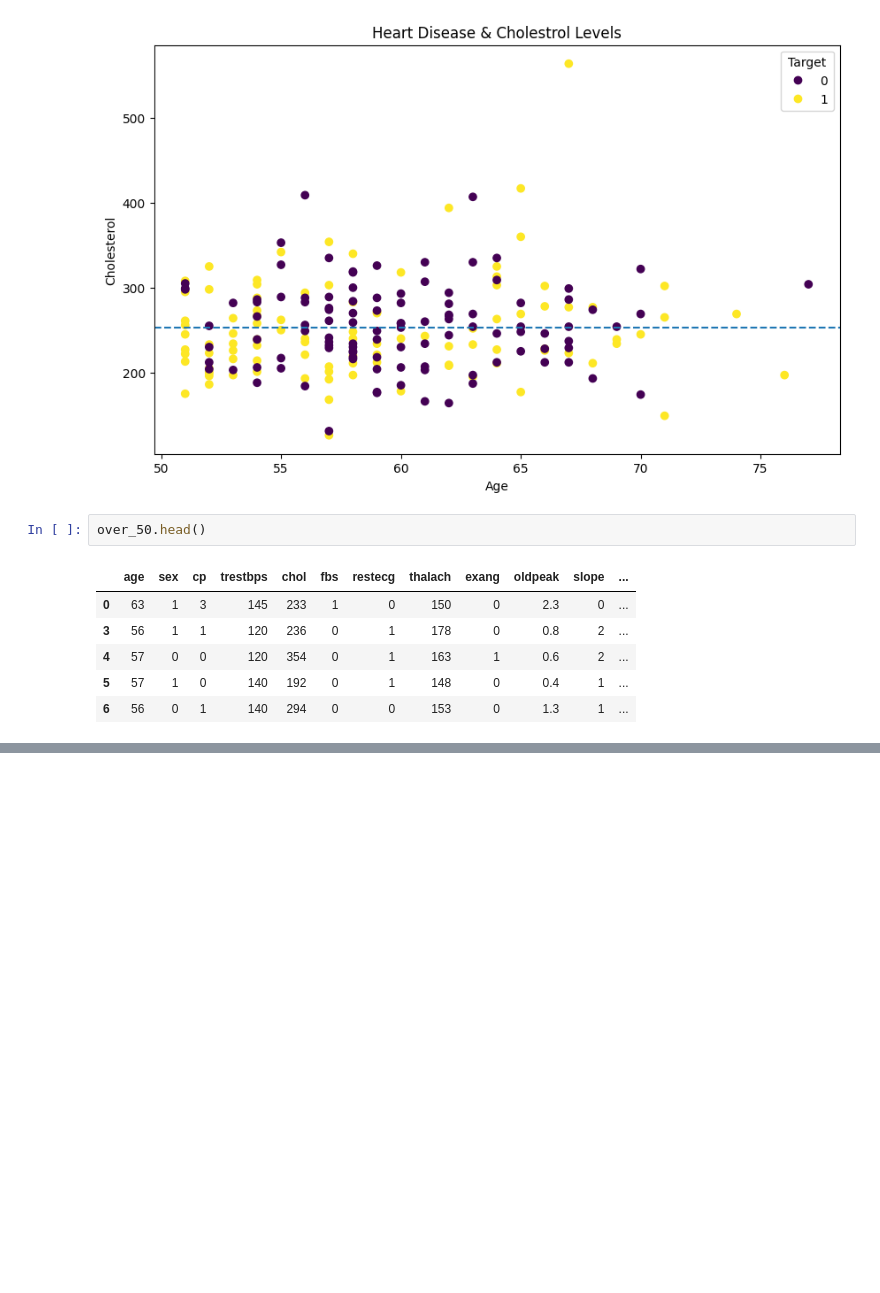
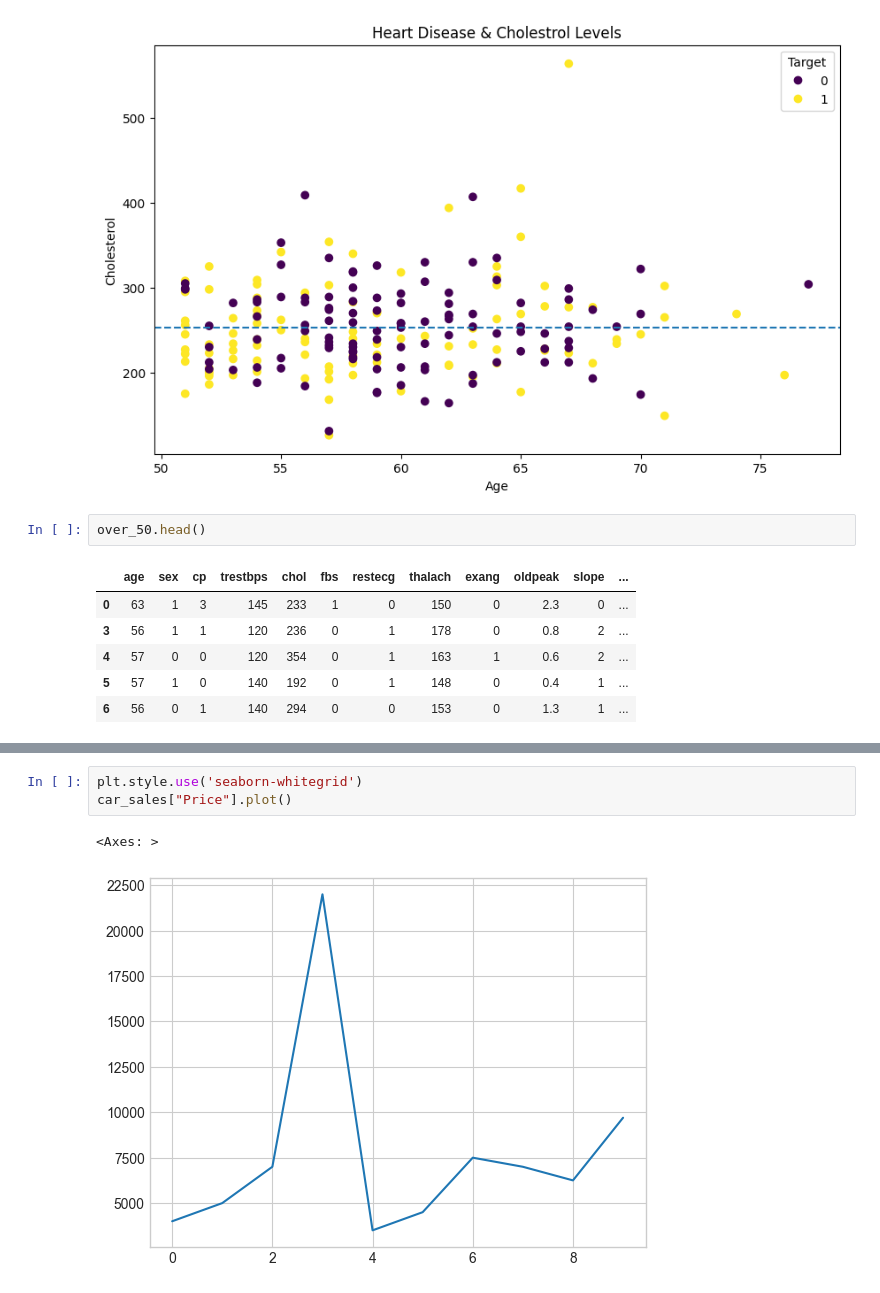
Before and after one commit to abbaac/dataScienceBootCamp, a Jupyter notebook: sample_project_1/matplotlib/Intro to Matplotlib.ipynb, the cells around one changed output, grey strips where cells are left out. Saved outputs shown, nothing was run; the diff lists cells and outputs as text; blank space fills up the shorter version.

```diff
--- a/sample_project_1/matplotlib/Intro to Matplotlib.ipynb
+++ b/sample_project_1/matplotlib/Intro to Matplotlib.ipynb
@@ -472,0 +524,6 @@ ax0.axhline(y=over_50['chol'].mean(),
+# %%
+plt.style.use('seaborn-whitegrid')
+car_sales["Price"].plot()
+# %% [output]
+<Axes: >
+[figure, added]
```
Also changed, not shown: parts of 14 cells of this notebook.
